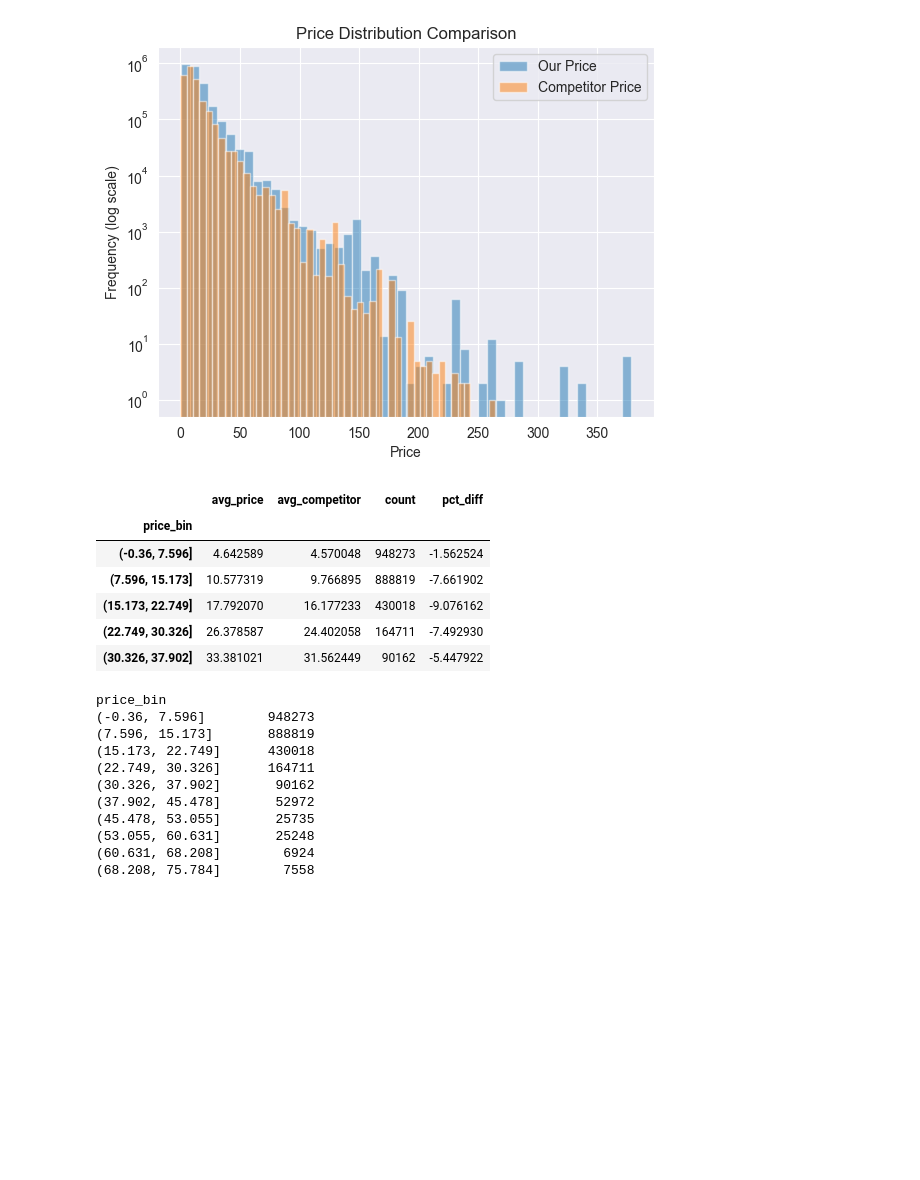
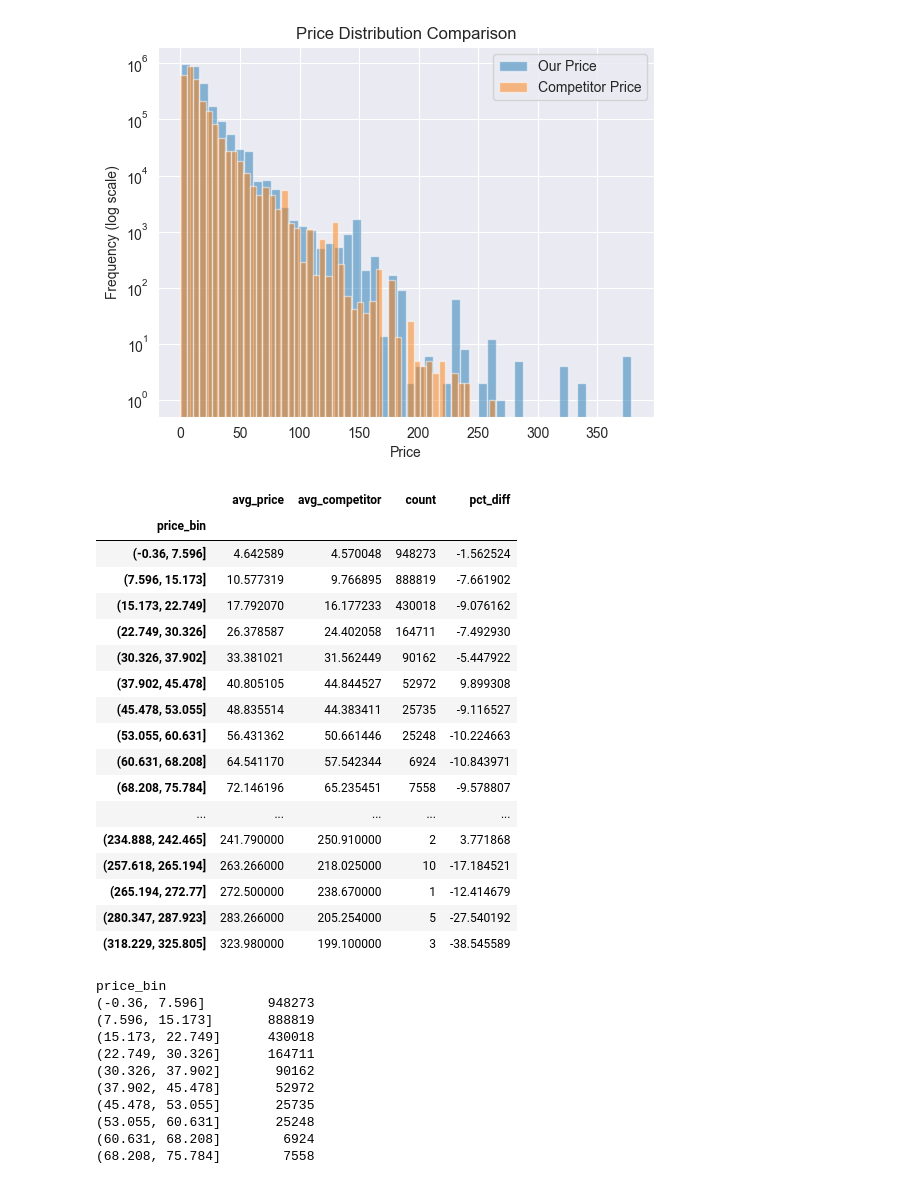
Before and after one commit to Happydeath97/analyticalProjectProductPricing, a Jupyter notebook: notebooks/EDA_Said.ipynb, the cells around one changed output. Drawn from its saved outputs; the diff is of its cells as text; code cells hidden in the pictures; blank space fills up the shorter version.

```diff
--- a/notebooks/EDA_Said.ipynb
+++ b/notebooks/EDA_Said.ipynb
@@ -178,34 +178,45 @@ plt.show()
 #compare them
 
 # 1) Create equal-width bins on price
 train['price_bin'] = pd.cut(train['price'], bins=50, include_lowest=True)
 
 # 2) Build bin statistics from rows where competitorPrice is available
 bin_stats = (
     train[train['competitorPrice'].notna()]
     .groupby('price_bin', observed=True)
     .agg(
         avg_price=('price', 'mean'),
         avg_competitor=('competitorPrice', 'mean'),
         count=('competitorPrice', 'count')
     )
 )
 
 # 3) Calculate percentage difference per bin
 bin_stats['pct_diff'] = (
     (bin_stats['avg_competitor'] - bin_stats['avg_price'])
     / bin_stats['avg_price']
 ) * 100
 
-bin_stats.head()
+bin_stats.head(50)
 # %% [output]
 |  | avg_price | avg_competitor | count | pct_diff |
 | price_bin |  |  |  |  |
 | (-0.36, 7.596] | 4.642589 | 4.570048 | 948273 | -1.562524 |
 | (7.596, 15.173] | 10.577319 | 9.766895 | 888819 | -7.661902 |
 | (15.173, 22.749] | 17.792070 | 16.177233 | 430018 | -9.076162 |
 | (22.749, 30.326] | 26.378587 | 24.402058 | 164711 | -7.492930 |
 | (30.326, 37.902] | 33.381021 | 31.562449 | 90162 | -5.447922 |
+| (37.902, 45.478] | 40.805105 | 44.844527 | 52972 | 9.899308 |
+| (45.478, 53.055] | 48.835514 | 44.383411 | 25735 | -9.116527 |
+| (53.055, 60.631] | 56.431362 | 50.661446 | 25248 | -10.224663 |
+| (60.631, 68.208] | 64.541170 | 57.542344 | 6924 | -10.843971 |
+| (68.208, 75.784] | 72.146196 | 65.235451 | 7558 | -9.578807 |
+| ... | ... | ... | ... | ... |
+| (234.888, 242.465] | 241.790000 | 250.910000 | 2 | 3.771868 |
+| (257.618, 265.194] | 263.266000 | 218.025000 | 10 | -17.184521 |
+| (265.194, 272.77] | 272.500000 | 238.670000 | 1 | -12.414679 |
+| (280.347, 287.923] | 283.266000 | 205.254000 | 5 | -27.540192 |
+| (318.229, 325.805] | 323.980000 | 199.100000 | 3 | -38.545589 |
 # %%
 bin_stats['count']
 # %% [output]
```
